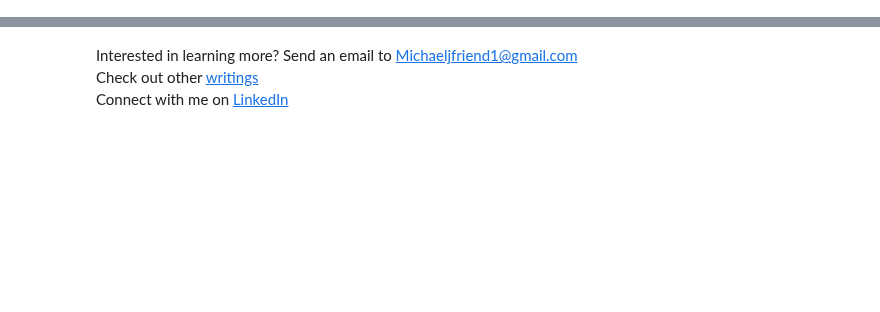
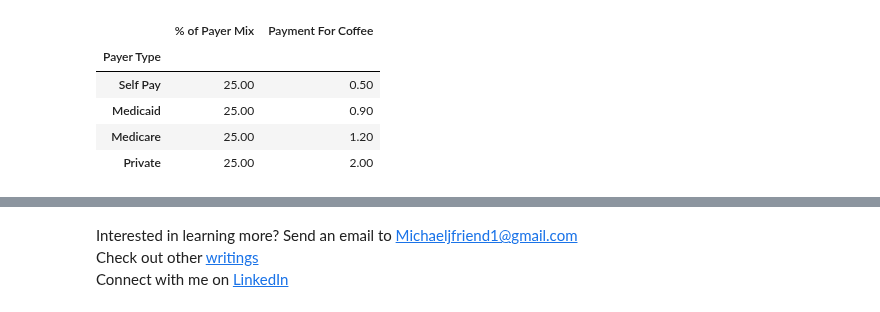
Before and after one commit to friendm/mercury-demo-notebooks, a Jupyter notebook: payer_mix.ipynb, the cells around one changed output, grey strips where cells are left out. Cells and saved outputs as stored; diff of their text form; code cells hidden in the pictures; blank space fills up the shorter version.

Commit message:
updated payer mix fiel

```diff
--- a/payer_mix.ipynb
+++ b/payer_mix.ipynb
@@ -75 +80,34 @@ Private=[0,10]
+# %%
+s=Self_Pay
+m=Medicaid
+care=Medicare
+p=Private
+
+weights = [s,m,care,p]
+
+#weights=[1,1,1,1]
+population = [.5,.9,1.2,2]
+
+name_list=['Self Pay','Medicaid','Medicare','Private']
+
+percent_list=[]
+
+for w in weights:
+    percent_list.append((w/sum(weights))*100)
+
+sum_list=zip(name_list,percent_list,population)
+
+summary_df=pandas.DataFrame(sum_list,columns=['Payer Type','% of Payer Mix','Payment For Coffee'])
+summary_df['Cost of Cup of Coffee']=cost_of_coffee
+summary_df['Profit/Loss']=summary_df['Payment For Coffee']-cost_of_coffee
+summary_df=summary_df.set_index('Payer Type')
+
+summary_df.style.format('{0:,.2f}')
+# %% [output]
+|  | % of Payer Mix | Payment For Coffee |
+| Payer Type |  |  |
+| Self Pay | 25.00 | 0.50 |
+| Medicaid | 25.00 | 0.90 |
+| Medicare | 25.00 | 1.20 |
+| Private | 25.00 | 2.00 |
 # %%
```
Also changed, not shown: parts of 11 cells of this notebook.
